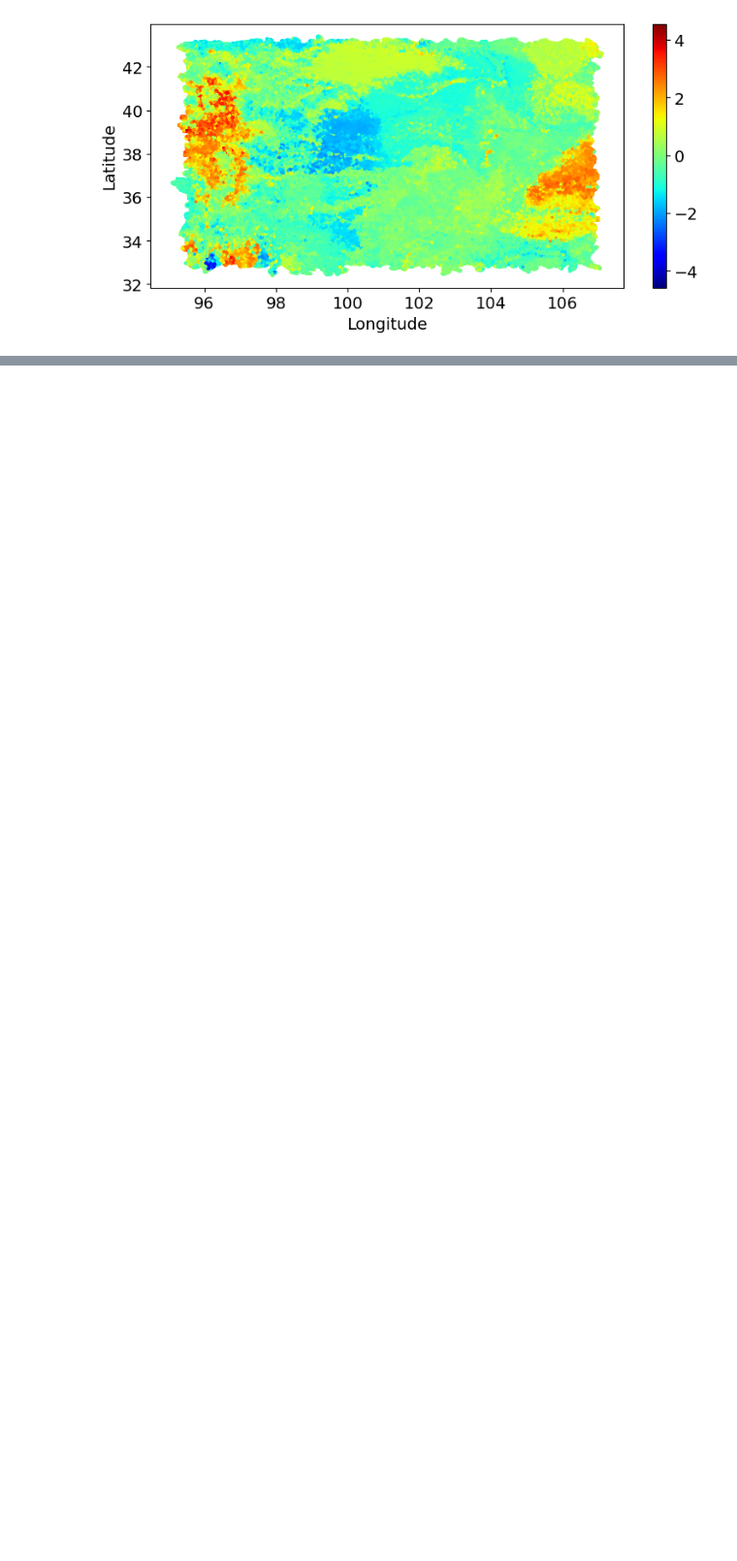
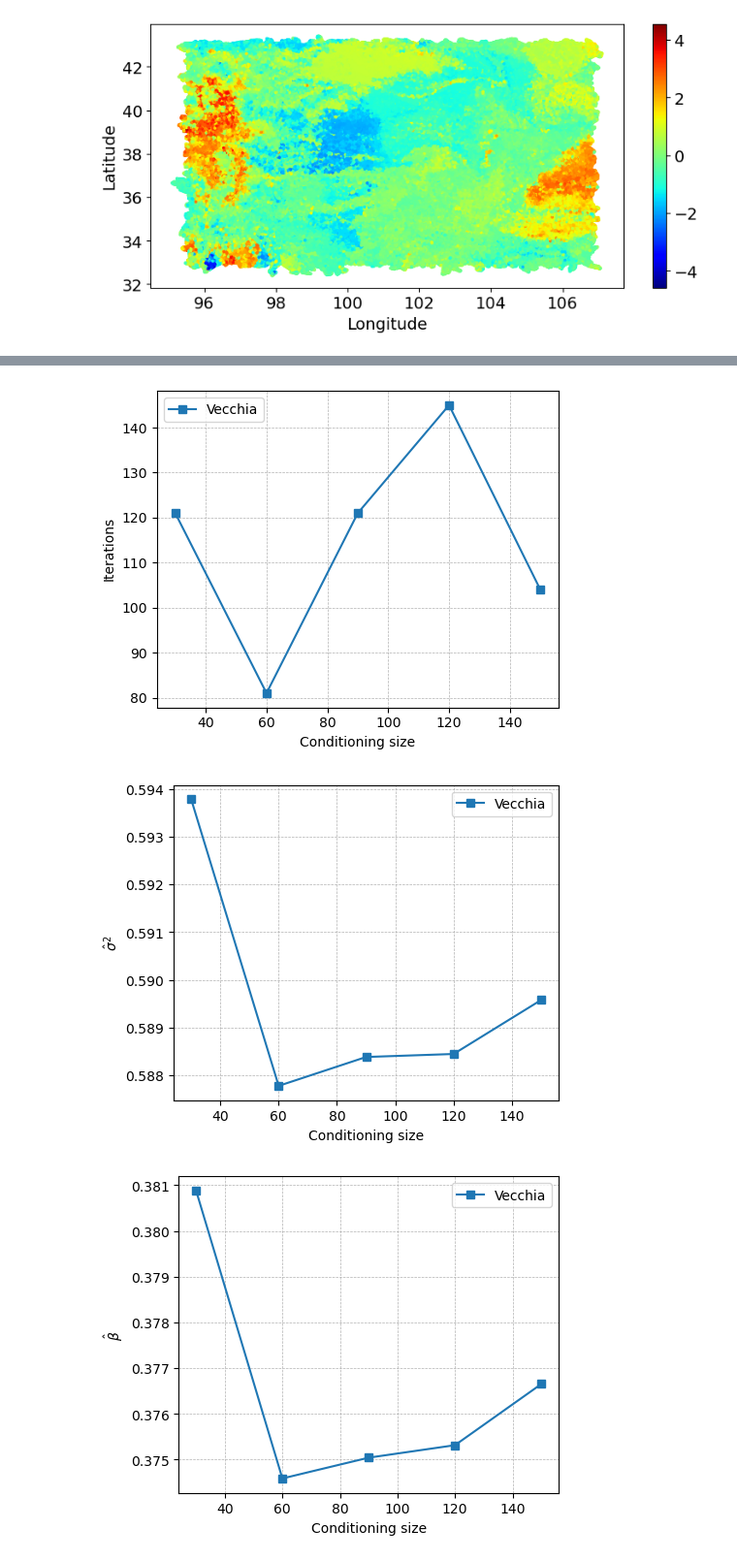
Before and after one commit to jack-pan-ai/Batched-Vecchia-Approximation, a Jupyter notebook: testing/realdataset_soil.ipynb, the cells around one changed output, grey strips where cells are left out. Shown: that part at 97% size. Saved outputs shown, nothing was run; the diff lists cells and outputs as text; code cells hidden in the pictures; blank space fills up the shorter version.

Commit message:
[UPDATE] wind data experiment

```diff
--- a/testing/realdataset_soil.ipynb
+++ b/testing/realdataset_soil.ipynb
@@ -141,0 +150,7 @@ plot_subplots_with_scatter(
+# %%
+import os
+import numpy as np
+import matplotlib.pyplot as plt
+import csv
+
+data_path = './log/soil'
@@ -141,0 +183,2 @@ plot_subplots_with_scatter(
+# %%
+results_250k = read_results([250000], [30, 60, 90, 120, 150])
@@ -141,0 +187,28 @@ plot_subplots_with_scatter(
+# %%
+def plot_params(results, param_name, ylabel, fig_path, problem_size):
+    plt.figure(figsize=(5, 4))
+
+    plt.plot(results['cs_num'], results[param_name], linewidth=1.5, marker="s", label='Vecchia')
+
+    plt.legend()
+    plt.xlabel("Conditioning size")
+    plt.ylabel(ylabel)
+    plt.grid(True, which='both', linestyle='--', linewidth=0.5)
+    plt.tight_layout()
+    plt.savefig(os.path.join(fig_path, str(problem_size) + "_" + param_name + ".pdf"))
+    plt.show()
+# %%
+param_names = list(results_250k.keys())[1:]
+ylabel_names = ["Iterations", r"$\hat\sigma^2$",  r"$\hat \beta$", r"$\hat \rho$", 'Maximum of Log-likelihood']
+
+figpath = './fig/soil_results'
+if not os.path.exists(figpath):
+    os.mkdir(figpath)
+
+for _param_name, _ylabel_name in zip(param_names, ylabel_names):
+    plot_params(results=results_250k, param_name = _param_name,
+                ylabel=_ylabel_name, fig_path=figpath, problem_size=2500000)
+# %% [output]
+[figure, added]
+[figure, added]
+[figure, added]
```
Also changed, not shown: parts of 6 cells of this notebook, 4 other files.
